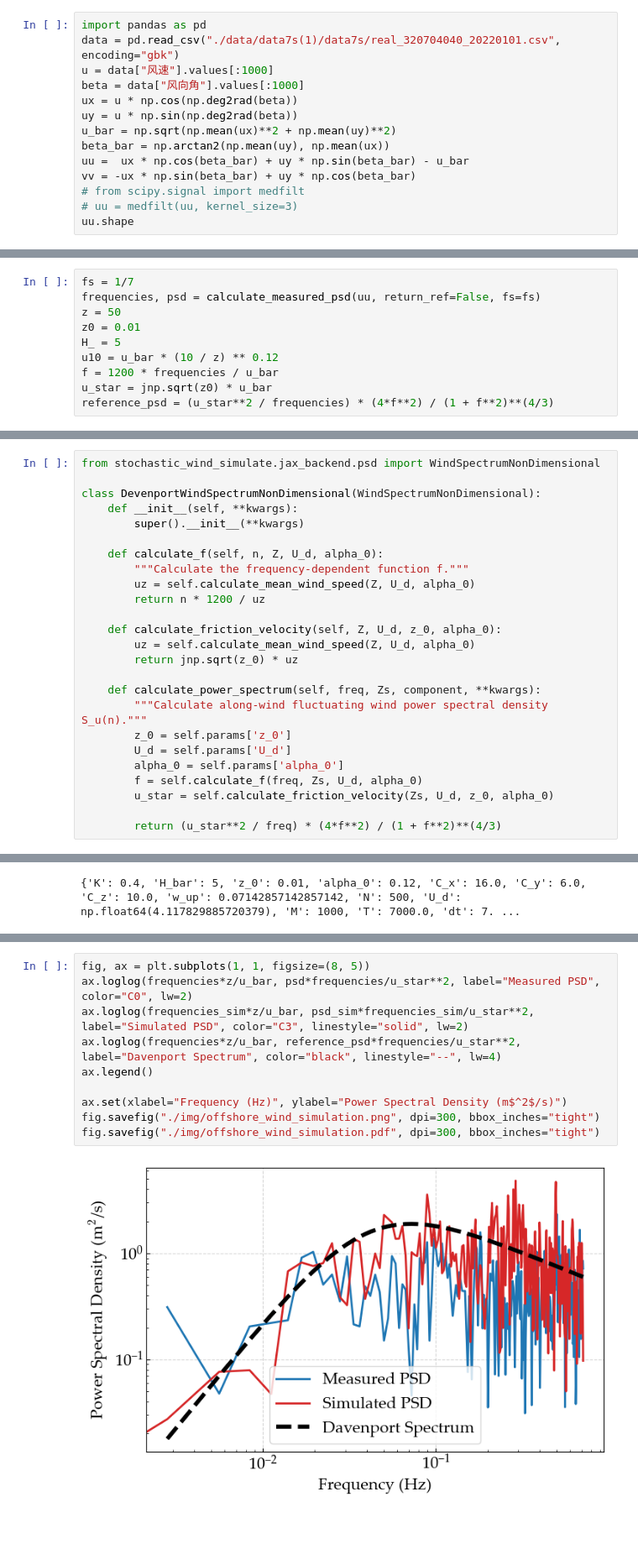
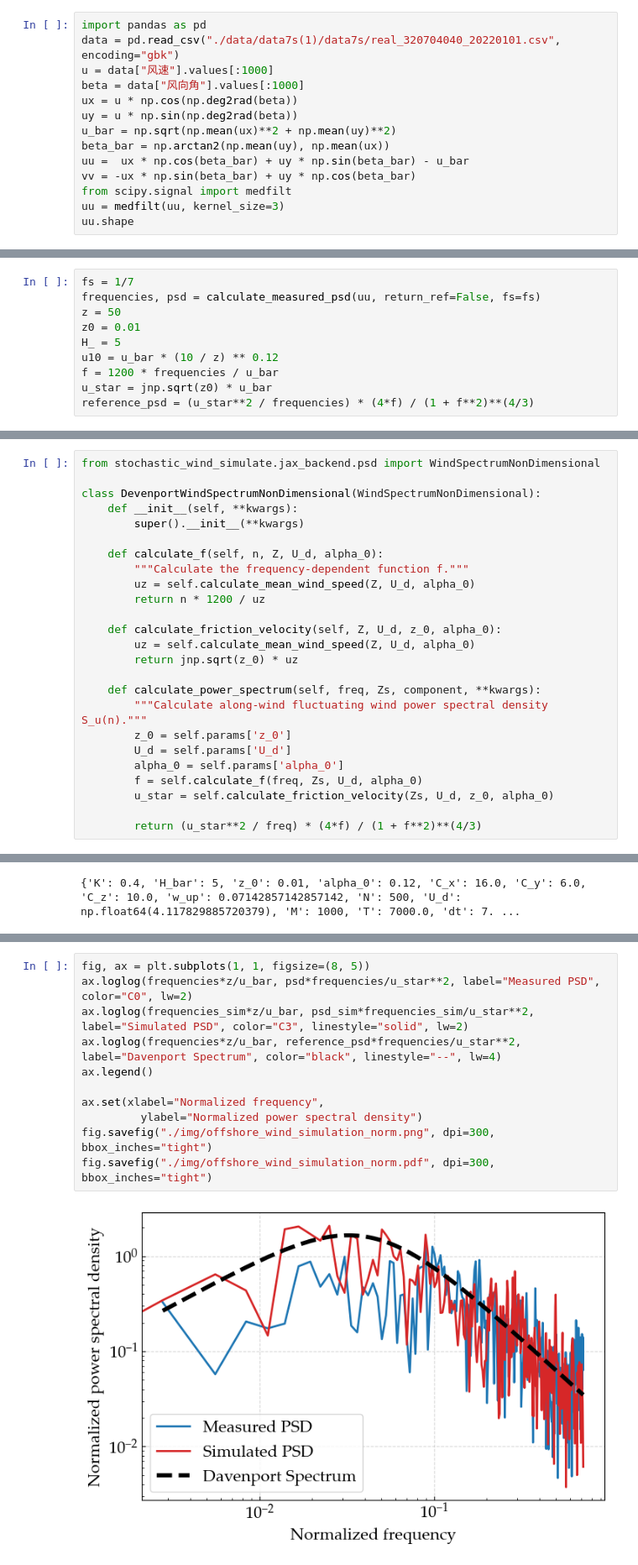
Before and after one commit to NanxiiChen/wind-simulation-GPU, a Jupyter notebook: examples/simlulate_offshore_wind.ipynb, the cells around one changed output, grey strips where cells are left out. Shown at 84% size. Cells and saved outputs as stored; diff of their text form; blank space fills up the shorter version.

```diff
--- a/examples/simlulate_offshore_wind.ipynb
+++ b/examples/simlulate_offshore_wind.ipynb
@@ -57,8 +57,8 @@ u_bar = np.sqrt(np.mean(ux)**2 + np.mean(uy)**2)
 beta_bar = np.arctan2(np.mean(uy), np.mean(ux))
 uu =  ux * np.cos(beta_bar) + uy * np.sin(beta_bar) - u_bar
 vv = -ux * np.sin(beta_bar) + uy * np.cos(beta_bar)
-# from scipy.signal import medfilt
-# uu = medfilt(uu, kernel_size=3)
+from scipy.signal import medfilt
+uu = medfilt(uu, kernel_size=3)
 uu.shape
 # %% [output]
 (1000,)
@@ -77,7 +77,7 @@ H_ = 5
 u10 = u_bar * (10 / z) ** 0.12
 f = 1200 * frequencies / u_bar
 u_star = jnp.sqrt(z0) * u_bar
-reference_psd = (u_star**2 / frequencies) * (4*f**2) / (1 + f**2)**(4/3)
+reference_psd = (u_star**2 / frequencies) * (4*f) / (1 + f**2)**(4/3)
 # %%
 fs
 # %% [output]
@@ -106,7 +106,7 @@ class DevenportWindSpectrumNonDimensional(WindSpectrumNonDimensional):
         f = self.calculate_f(freq, Zs, U_d, alpha_0)
         u_star = self.calculate_friction_velocity(Zs, U_d, z_0, alpha_0)
 
-        return (u_star**2 / freq) * (4*f**2) / (1 + f**2)**(4/3)
+        return (u_star**2 / freq) * (4*f) / (1 + f**2)**(4/3)
 # %%
 from stochastic_wind_simulate import get_simulator, get_visualizer
 simulator = get_simulator(backend="jax", key=42, spectrum_type=DevenportWindSpectrumNonDimensional)
@@ -153,12 +153,13 @@ fig.savefig("./img/offshore_wind_simulation.pdf", dpi=300, bbox_inches="tight")
 # %%
 fig, ax = plt.subplots(1, 1, figsize=(8, 5))
 ax.loglog(frequencies*z/u_bar, psd*frequencies/u_star**2, label="Measured PSD", color="C0", lw=2)
 ax.loglog(frequencies_sim*z/u_bar, psd_sim*frequencies_sim/u_star**2, label="Simulated PSD", color="C3", linestyle="solid", lw=2)
 ax.loglog(frequencies*z/u_bar, reference_psd*frequencies/u_star**2, label="Davenport Spectrum", color="black", linestyle="--", lw=4)
 ax.legend()
 
-ax.set(xlabel="Frequency (Hz)", ylabel="Power Spectral Density (m$^2$/s)")
-fig.savefig("./img/offshore_wind_simulation.png", dpi=300, bbox_inches="tight")
-fig.savefig("./img/offshore_wind_simulation.pdf", dpi=300, bbox_inches="tight")
+ax.set(xlabel="Normalized frequency",
+         ylabel="Normalized power spectral density")
+fig.savefig("./img/offshore_wind_simulation_norm.png", dpi=300, bbox_inches="tight")
+fig.savefig("./img/offshore_wind_simulation_norm.pdf", dpi=300, bbox_inches="tight")
 # %% [output]
-[figure, old version]
+[figure, new version]
```
Also changed, not shown: parts of 2 cells of this notebook, 12 other files.
